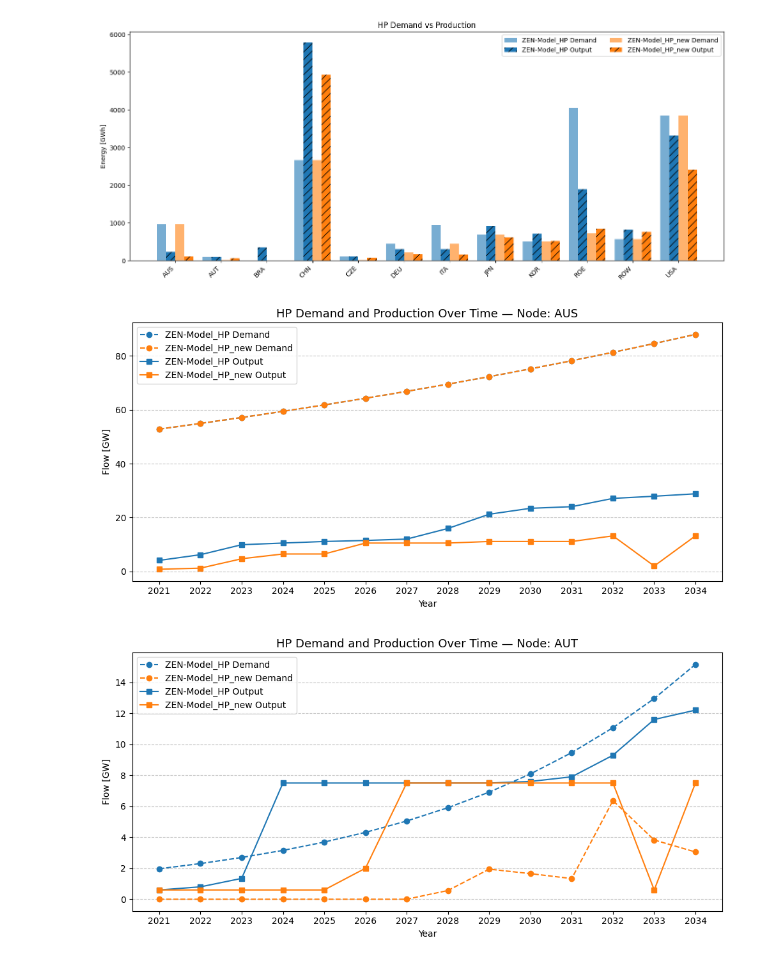
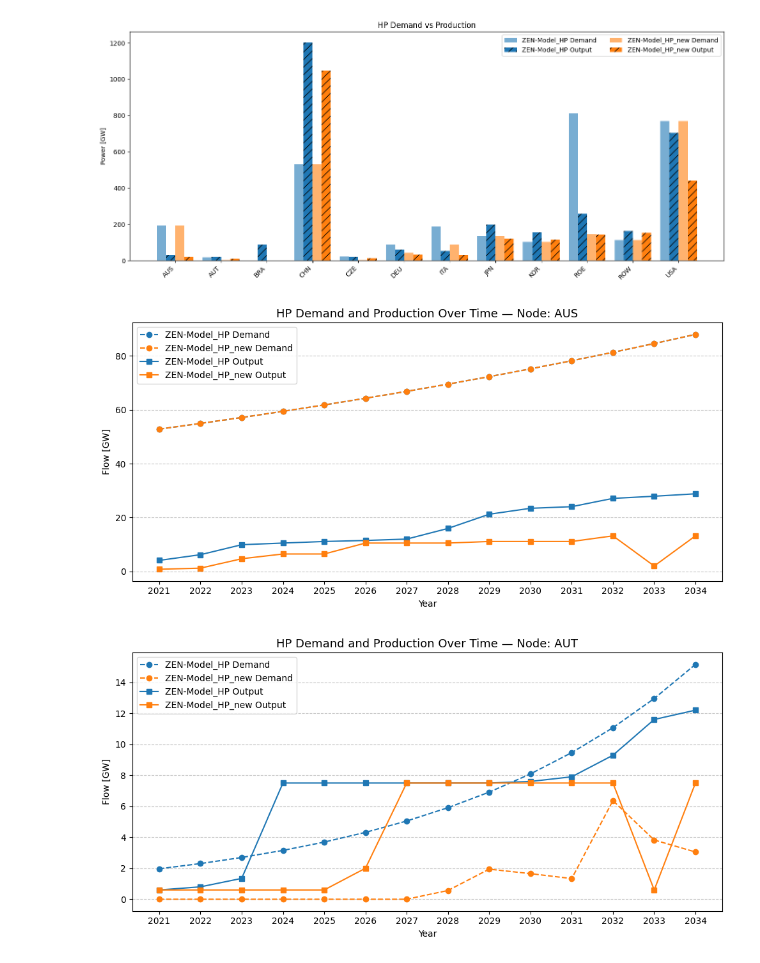
Before and after one commit to NicolaL1/ZEN-garden_SP, a Jupyter notebook: Data_HP/HP_device.ipynb, the cells around one changed output. Cells and saved outputs as stored; diff of their text form; code cells hidden in the pictures.

```diff
--- a/Data_HP/HP_device.ipynb
+++ b/Data_HP/HP_device.ipynb
@@ -97,26 +97,16 @@ def plot_hp_demand_vs_conversion_output():
     var_demand = "demand"
     var_conversion = "flow_conversion_output"
 
-    df1_d = r1.get_full_ts(var_demand).reset_index()
-    df2_d = r2.get_full_ts(var_demand).reset_index()
-    df1_c = r1.get_full_ts(var_conversion).reset_index()
-    df2_c = r2.get_full_ts(var_conversion).reset_index()
+    # Load and rename scenario column
+    df1_d = r1.get_full_ts(var_demand).reset_index().rename(columns={"level_0": "scenario"})
+    df2_d = r2.get_full_ts(var_demand).reset_index().rename(columns={"level_0": "scenario"})
+    df1_d = df1_d[(df1_d["carrier"] == carrier_filter) & (df1_d["scenario"] == "scenario_")]
+    df2_d = df2_d[(df2_d["carrier"] == carrier_filter) & (df2_d["scenario"] == "scenario_")]
 
-    # Filter for correct carrier and technology
-    df1_d = df1_d[df1_d["carrier"] == carrier_filter]
-    df2_d = df2_d[df2_d["carrier"] == carrier_filter]
-    df1_c = df1_c[df1_c["technology"] == technology_filter]
-    df2_c = df2_c[df2_c["technology"] == technology_filter]
-
-    # ✅ Filter only one scenario if present
-    if "scenario" in df1_d.columns:
-        df1_d = df1_d[df1_d["scenario"] == "scenario_"]
-    if "scenario" in df2_d.columns:
-        df2_d = df2_d[df2_d["scenario"] == "scenario_"]
-    if "scenario" in df1_c.columns:
-        df1_c = df1_c[df1_c["scenario"] == "scenario_"]
-    if "scenario" in df2_c.columns:
-        df2_c = df2_c[df2_c["scenario"] == "scenario_"]
+    df1_c = r1.get_full_ts(var_conversion).reset_index().rename(columns={"level_0": "scenario"})
+    df2_c = r2.get_full_ts(var_conversion).reset_index().rename(columns={"level_0": "scenario"})
+    df1_c = df1_c[(df1_c["technology"] == technology_filter) & (df1_c["scenario"] == "scenario_")]
+    df2_c = df2_c[(df2_c["technology"] == technology_filter) & (df2_c["scenario"] == "scenario_")]
 
     time_cols = [col for col in df1_d.columns if isinstance(col, (int, float))]
 
@@ -130,23 +120,28 @@ def plot_hp_demand_vs_conversion_output():
     output1 = df1_c.groupby("node")["total_output"].sum().rename("Output")
     output2 = df2_c.groupby("node")["total_output"].sum().rename("Output")
 
-    all_nodes = sorted(set(demand1.index).union(demand2.index).union(output1.index).union(output2.index))
+    all_nodes = sorted(set(demand1.index).union(output1.index).union(demand2.index).union(output2.index))
 
     width = 0.2
     x = range(len(all_nodes))
     fig, ax = plt.subplots(figsize=(14, 6))
 
-    ax.bar([i - width * 1.5 for i in x], demand1.reindex(all_nodes), width=width,
+    demand1_vals = demand1.reindex(all_nodes).fillna(0)
+    output1_vals = output1.reindex(all_nodes).fillna(0)
+    demand2_vals = demand2.reindex(all_nodes).fillna(0)
+    output2_vals = output2.reindex(all_nodes).fillna(0)
+
+    ax.bar([i - width * 1.5 for i in x], demand1_vals, width=width,
            label=f"{dataset_name_1} Demand", color=colors[dataset_name_1], alpha=0.6)
-    ax.bar([i - width * 0.5 for i in x], output1.reindex(all_nodes), width=width,
+    ax.bar([i - width * 0.5 for i in x], output1_vals, width=width,
            label=f"{dataset_name_1} Output", color=colors[dataset_name_1], alpha=1.0, hatch='//')
 
-    ax.bar([i + width * 0.5 for i in x], demand2.reindex(all_nodes), width=width,
+    ax.bar([i + width * 0.5 for i in x], demand2_vals, width=width,
            label=f"{dataset_name_2} Demand", color=colors[dataset_name_2], alpha=0.6)
-    ax.bar([i + width * 1.5 for i in x], output2.reindex(all_nodes), width=width,
+    ax.bar([i + width * 1.5 for i in x], output2_vals, width=width,
            label=f"{dataset_name_2} Output", color=colors[dataset_name_2], alpha=1.0, hatch='//')
 
-    ax.set_ylabel("Energy [GWh]")  # Adjust unit if appropriate
+    ax.set_ylabel("Power [GW]")
     ax.set_title(f"{carrier_filter} Demand vs Production")
     ax.set_xticks(list(x))
     ax.set_xticklabels(all_nodes, rotation=45, ha='right')
@@ -154,7 +149,8 @@ def plot_hp_demand_vs_conversion_output():
     plt.tight_layout()
 
     if save_plots:
-        plt.savefig(save_path / f"{carrier_filter}_demand_vs_output_by_node.pdf", format='pdf', bbox_inches='tight')
+        for fmt in ['pdf', 'png']:
+            plt.savefig(save_path / f"{carrier_filter}_demand_vs_output_by_node.{fmt}", format=fmt, dpi=300, bbox_inches='tight')
     plt.show()
 
 
@@ -200,34 +196,34 @@ def plot_hp_demand_output_timeseries_by_node():
                      color=colors[dataset_name_2], linestyle='--', marker='o')
 
         # Plot output
         if node in o1_grouped.index:
             plt.plot(time_cols, o1_grouped.loc[node], label=f"{dataset_name_1} Output",
                      color=colors[dataset_name_1], linestyle='-', marker='s')
         if node in o2_grouped.index:
             plt.plot(time_cols, o2_grouped.loc[node], label=f"{dataset_name_2} Output",
                      color=colors[dataset_name_2], linestyle='-', marker='s')
 
         plt.title(f"{carrier_filter} Demand and Production Over Time — Node: {node}", fontsize=13)
         plt.xlabel("Year")
         plt.ylabel("Flow [GW]")
         plt.xticks(ticks=time_cols, labels=[str(start_year + i) for i in range(len(time_cols))])
         plt.grid(axis='y', linestyle='--', alpha=0.7)
         plt.legend()
         plt.tight_layout()
 
         if save_plots:
             plt.savefig(save_path / f"{carrier_filter}_demand_output_timeseries_{node}.pdf", format='pdf', bbox_inches='tight')
 
         plt.show()
 
 
 # === Run All Plots ===
 plot_hp_demand_vs_conversion_output()
 
 plot_hp_demand_output_timeseries_by_node()
 plot_total_flow_per_node_hp_edge_based()
 # %% [output]
-[figure, old version]
+[figure, new version]
 [figure]
 [figure]
 [figure]
```
